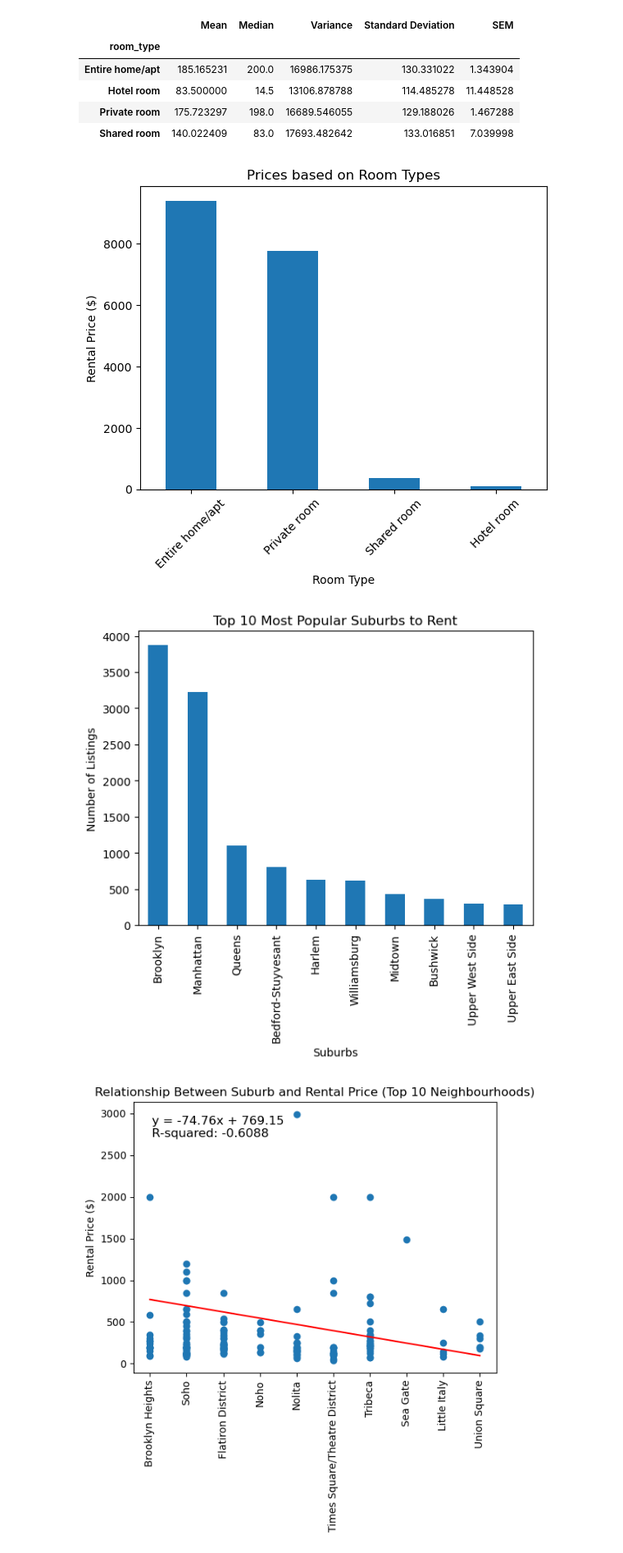
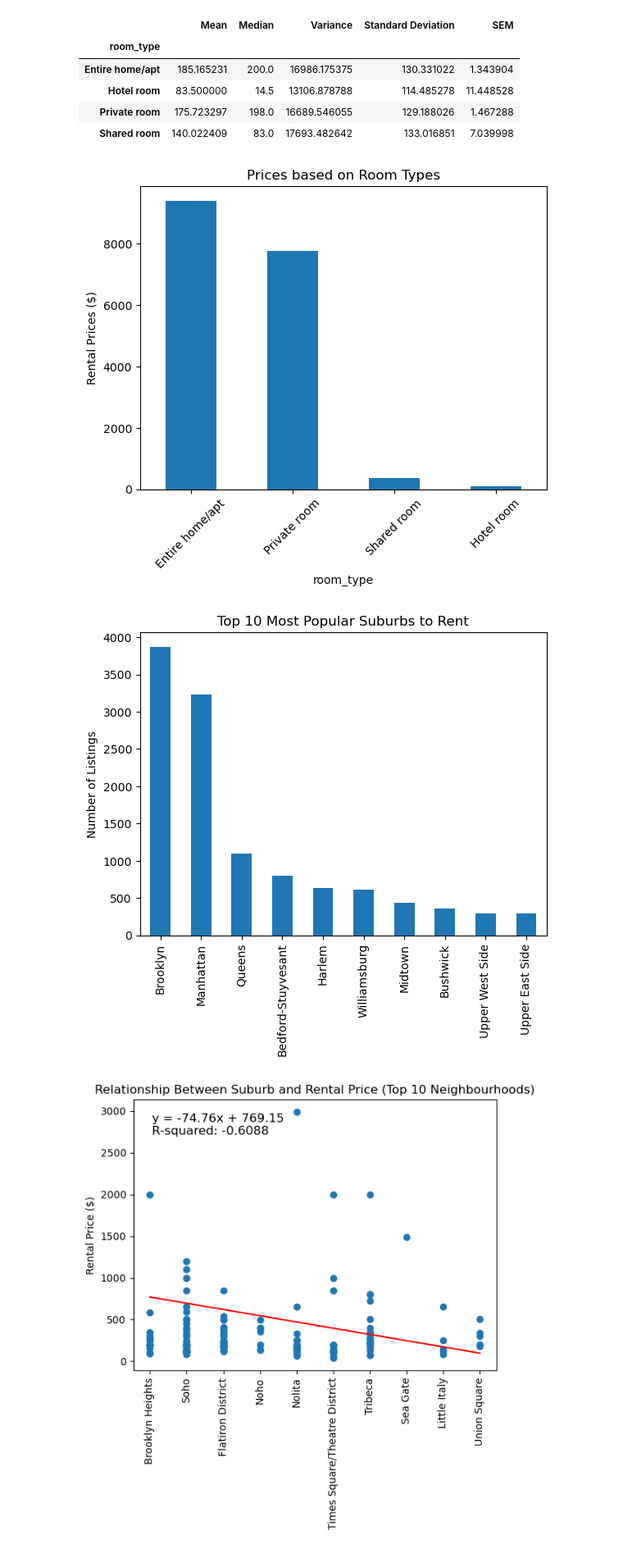
Before and after one commit to RLButch/group-project-1, a Jupyter notebook: NYRentalListingAnalysis.ipynb, the cells around one changed output. Shown at 82% size. Cells and saved outputs as stored; diff of their text form; code cells hidden in the pictures.

```diff
--- a/NYRentalListingAnalysis.ipynb
+++ b/NYRentalListingAnalysis.ipynb
@@ -78,27 +78,25 @@ ax = timepoint.sort_values(ascending=False).plot.bar()
 ax = timepoint.sort_values(ascending=False).plot.bar(align='center')
 
 ax.set_title("Prices based on Room Types")
-ax.set_xlabel("Room Type")
-ax.set_ylabel("Rental Price ($)")
+ax.set_ylabel("Rental Prices ($)")
 ax.set_xticklabels(ax.get_xticklabels(), rotation=45)
 
-plt.savefig("output/Graph1.png")
+plt.savefig("output/Graph1.png",bbox_inches='tight')
 plt.show()
 # %% [output]
-[figure, old version]
+[figure, new version]
 # %%
 location_count = realestate_data_df['neighbourhood'].value_counts()
 top_10_locations = location_count.nlargest(10)
 ax = top_10_locations.plot(kind='bar')
 
 ax.set_title("Top 10 Most Popular Suburbs to Rent")
-ax.set_xlabel("Suburbs")
 ax.set_ylabel("Number of Listings")
 
-plt.savefig("output/Graph2.png")
+plt.savefig("output/Graph2.png",bbox_inches='tight')
 plt.show()
 # %% [output]
-[figure, old version]
+[figure, new version]
 # %%
 rent_and_suburb = realestate_data_df[["price", "neighbourhood"]]
 mean_rent_by_suburb = rent_and_suburb.groupby('neighbourhood').mean()
```
Also changed, not shown: parts of 3 cells of this notebook, 2 other files.
